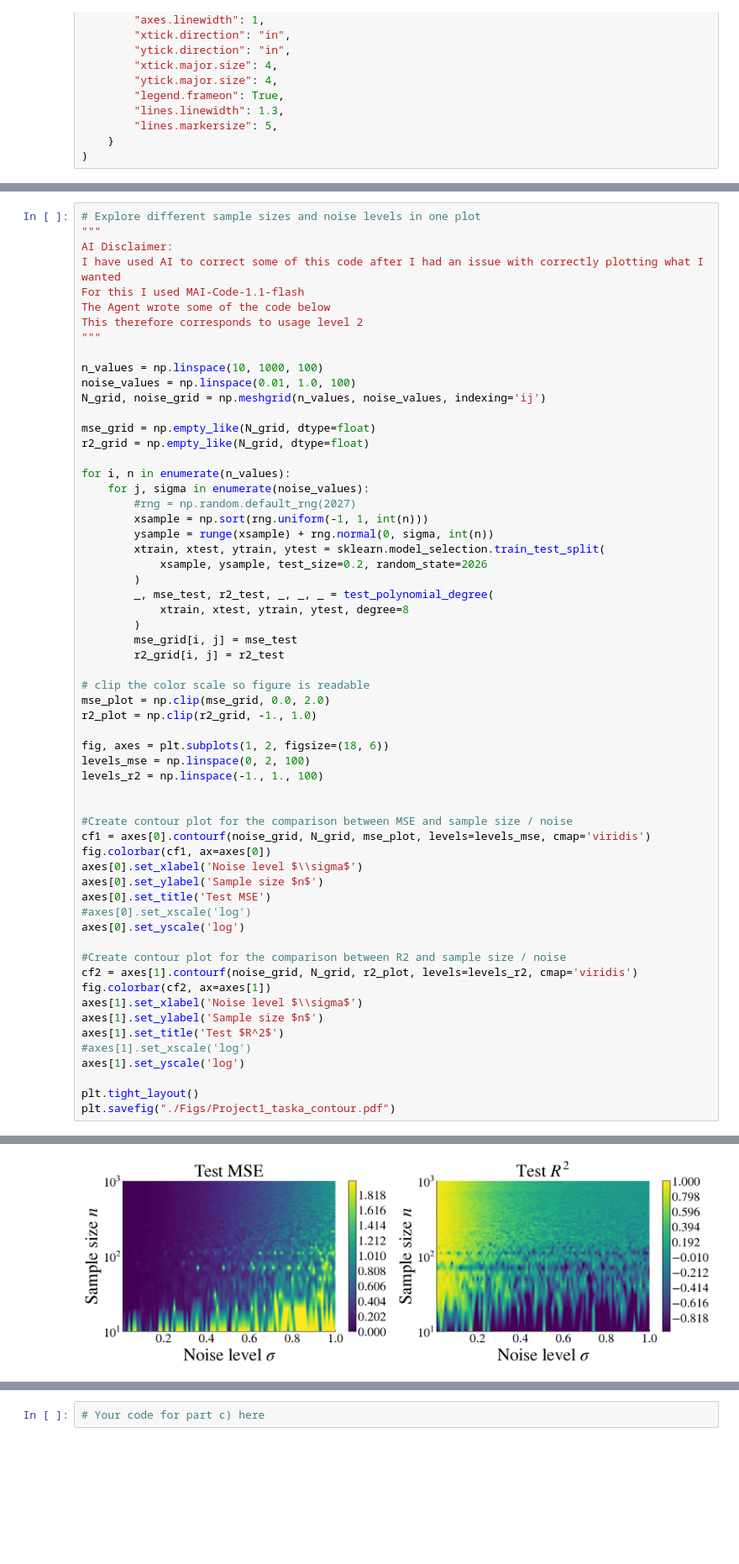
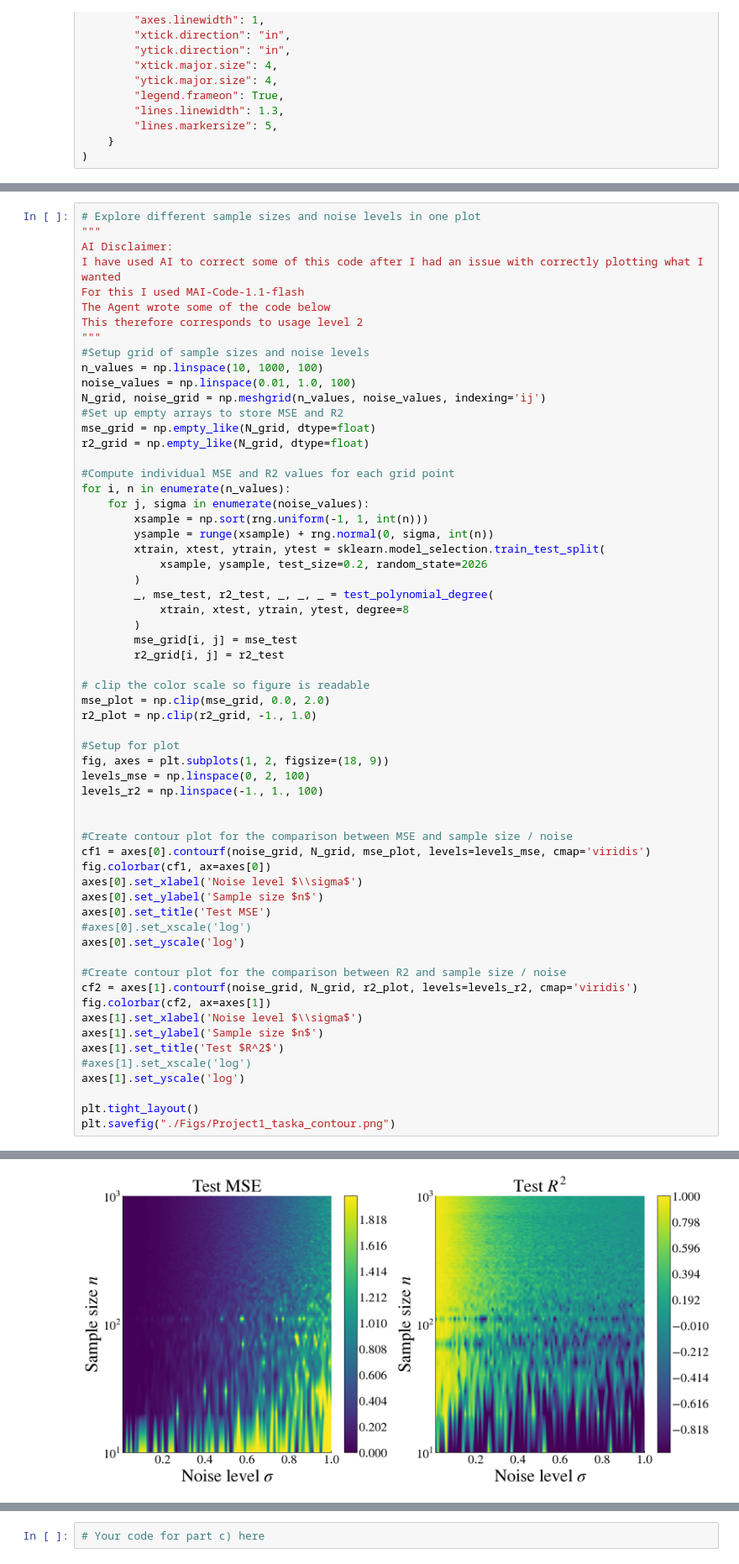
Before and after one commit to JOJ0O0O/MachineLearningUiO, a Jupyter notebook: doc/Projects/2026/Project1/Project1.ipynb, the cells around one changed output, grey strips where cells are left out. Shown at 84% size. Drawn from its saved outputs; the diff is of its cells as text; blank space fills up the shorter version.

Commit message:
Modified Figures

```diff
--- a/doc/Projects/2026/Project1/Project1.ipynb
+++ b/doc/Projects/2026/Project1/Project1.ipynb
@@ -600,17 +566,17 @@ For this I used MAI-Code-1.1-flash
 The Agent wrote some of the code below
 This therefore corresponds to usage level 2
 """
-
+#Setup grid of sample sizes and noise levels
 n_values = np.linspace(10, 1000, 100)
 noise_values = np.linspace(0.01, 1.0, 100)
 N_grid, noise_grid = np.meshgrid(n_values, noise_values, indexing='ij')
-
+#Set up empty arrays to store MSE and R2
 mse_grid = np.empty_like(N_grid, dtype=float)
 r2_grid = np.empty_like(N_grid, dtype=float)
 
+#Compute individual MSE and R2 values for each grid point
 for i, n in enumerate(n_values):
     for j, sigma in enumerate(noise_values):
-        #rng = np.random.default_rng(2027)
         xsample = np.sort(rng.uniform(-1, 1, int(n)))
         ysample = runge(xsample) + rng.normal(0, sigma, int(n))
         xtrain, xtest, ytrain, ytest = sklearn.model_selection.train_test_split(
@@ -626,7 +592,8 @@ for i, n in enumerate(n_values):
 mse_plot = np.clip(mse_grid, 0.0, 2.0)
 r2_plot = np.clip(r2_grid, -1., 1.0)
 
-fig, axes = plt.subplots(1, 2, figsize=(18, 6))
+#Setup for plot
+fig, axes = plt.subplots(1, 2, figsize=(18, 9))
 levels_mse = np.linspace(0, 2, 100)
 levels_r2 = np.linspace(-1., 1., 100)
 
@@ -650,5 +617,5 @@ axes[1].set_title('Test $R^2$')
 axes[1].set_yscale('log')
 
 plt.tight_layout()
-plt.savefig("./Figs/Project1_taska_contour.pdf")
+plt.savefig("./Figs/Project1_taska_contour.png")
 # %% [output]
@@ -672,4 +622,4 @@ The degree 8  polyno
-[figure, old version]
+[figure, new version]
 # %% [markdown]
 ### Part b): Adding Ridge regression for the Runge function
 
```
Also changed, not shown: parts of 6 cells of this notebook, 24 other files.
